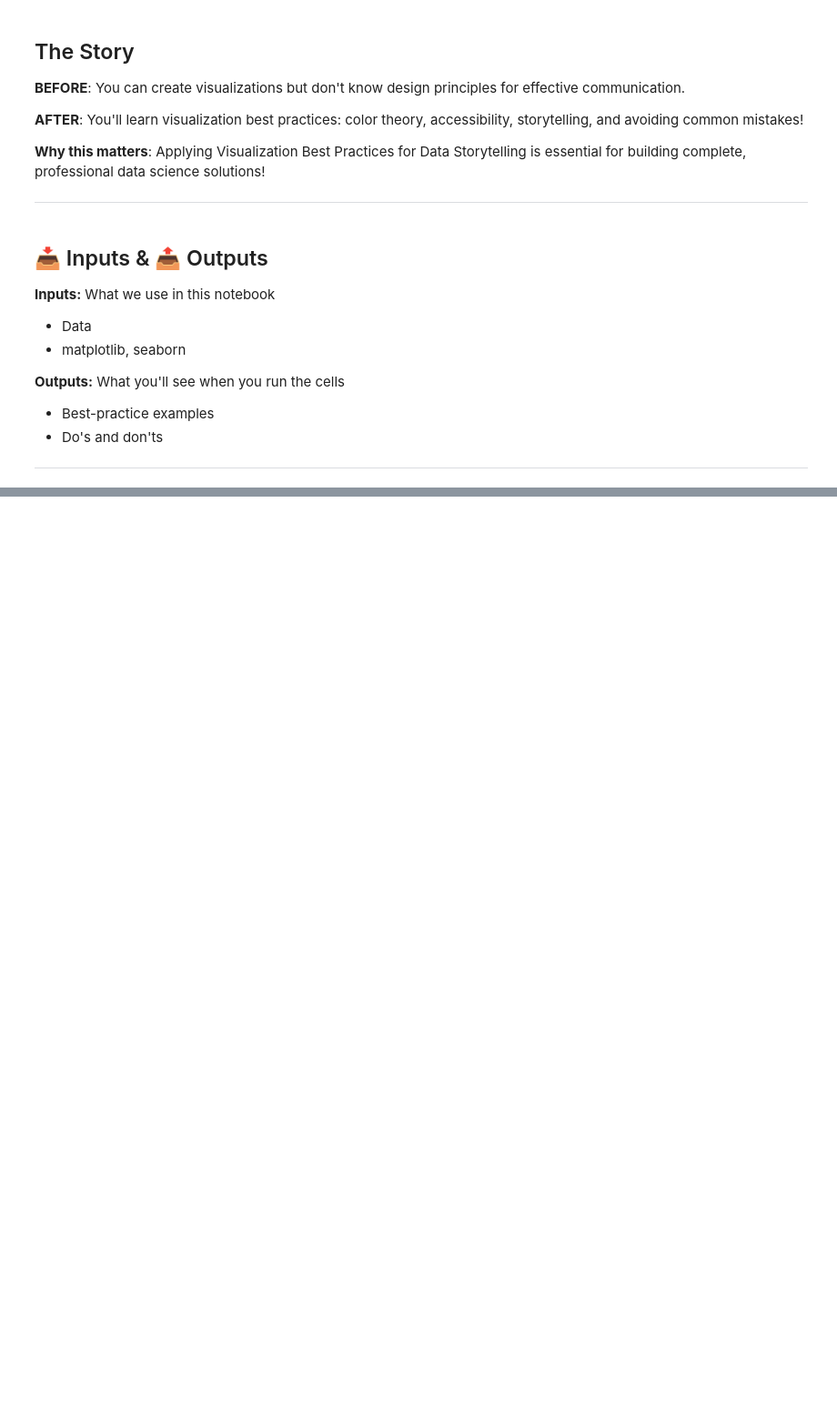
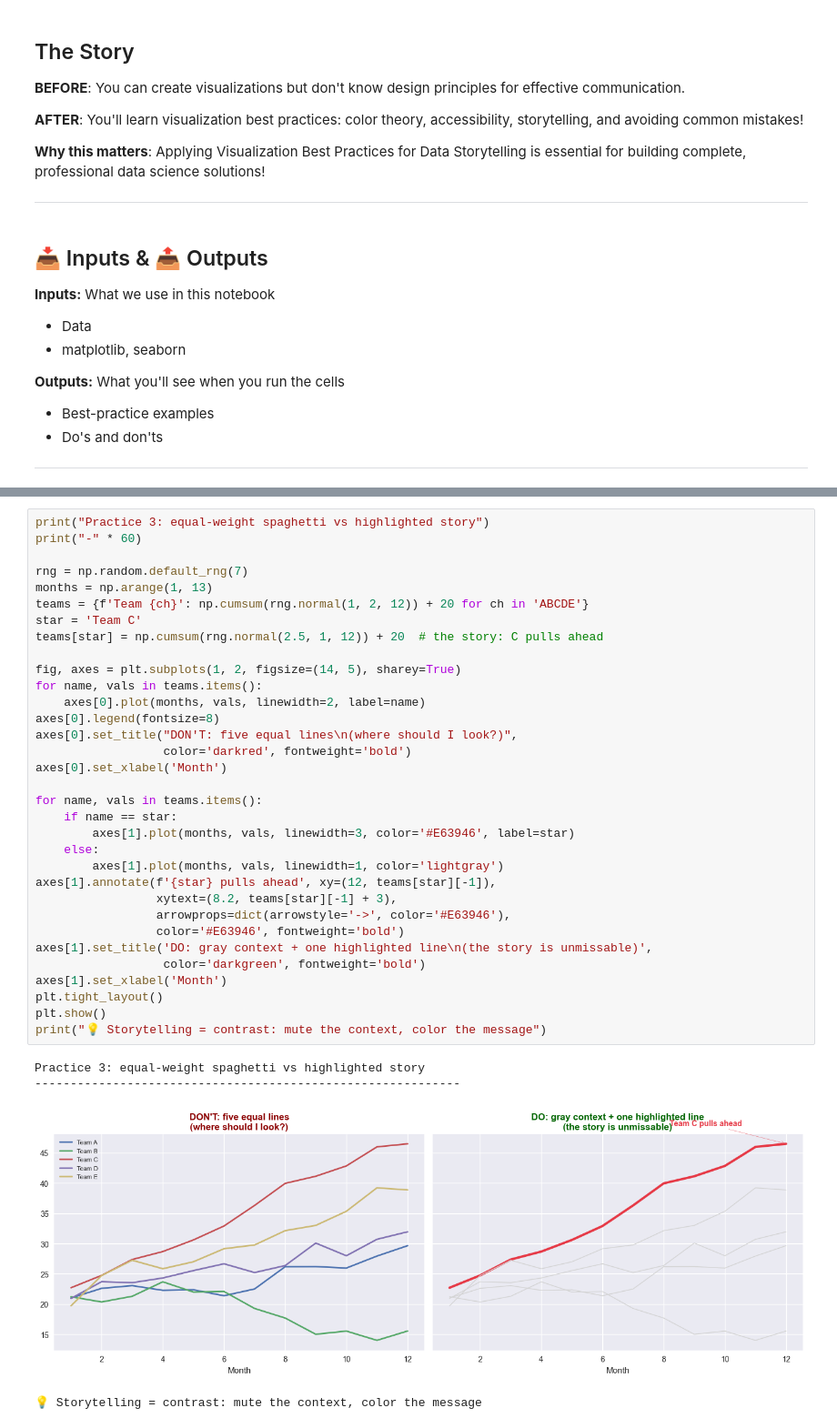
Before and after one commit to A-Alwabel/AI-Diploma-Program, a Jupyter notebook: Course 05/unit3-visualization/examples/07_visualization_best_practices.ipynb, the cells around one changed output, grey strips where cells are left out. Shown at 91% size. Saved outputs shown, nothing was run; the diff lists cells and outputs as text; blank space fills up the shorter version.

```diff
--- a/Course 05/unit3-visualization/examples/07_visualization_best_practices.ipynb
+++ b/Course 05/unit3-visualization/examples/07_visualization_best_practices.ipynb
@@ -175,0 +154,38 @@ Best Practices:
+# %%
+print("Practice 3: equal-weight spaghetti vs highlighted story")
+print("-" * 60)
+
+rng = np.random.default_rng(7)
+months = np.arange(1, 13)
+teams = {f'Team {ch}': np.cumsum(rng.normal(1, 2, 12)) + 20 for ch in 'ABCDE'}
+star = 'Team C'
+teams[star] = np.cumsum(rng.normal(2.5, 1, 12)) + 20  # the story: C pulls ahead
+
+fig, axes = plt.subplots(1, 2, figsize=(14, 5), sharey=True)
+for name, vals in teams.items():
+    axes[0].plot(months, vals, linewidth=2, label=name)
+axes[0].legend(fontsize=8)
+axes[0].set_title("DON'T: five equal lines\n(where should I look?)",
+                  color='darkred', fontweight='bold')
+axes[0].set_xlabel('Month')
+
+for name, vals in teams.items():
+    if name == star:
+        axes[1].plot(months, vals, linewidth=3, color='#E63946', label=star)
+    else:
+        axes[1].plot(months, vals, linewidth=1, color='lightgray')
+axes[1].annotate(f'{star} pulls ahead', xy=(12, teams[star][-1]),
+                 xytext=(8.2, teams[star][-1] + 3),
+                 arrowprops=dict(arrowstyle='->', color='#E63946'),
+                 color='#E63946', fontweight='bold')
+axes[1].set_title('DO: gray context + one highlighted line\n(the story is unmissable)',
+                  color='darkgreen', fontweight='bold')
+axes[1].set_xlabel('Month')
+plt.tight_layout()
+plt.show()
+print("💡 Storytelling = contrast: mute the context, color the message")
+# %% [output]
+Practice 3: equal-weight spaghetti vs highlighted story
+------------------------------------------------------------
+[figure, added]
+💡 Storytelling = contrast: mute the context, color the message
```
Also changed, not shown: parts of 10 cells of this notebook, 57 other files.
